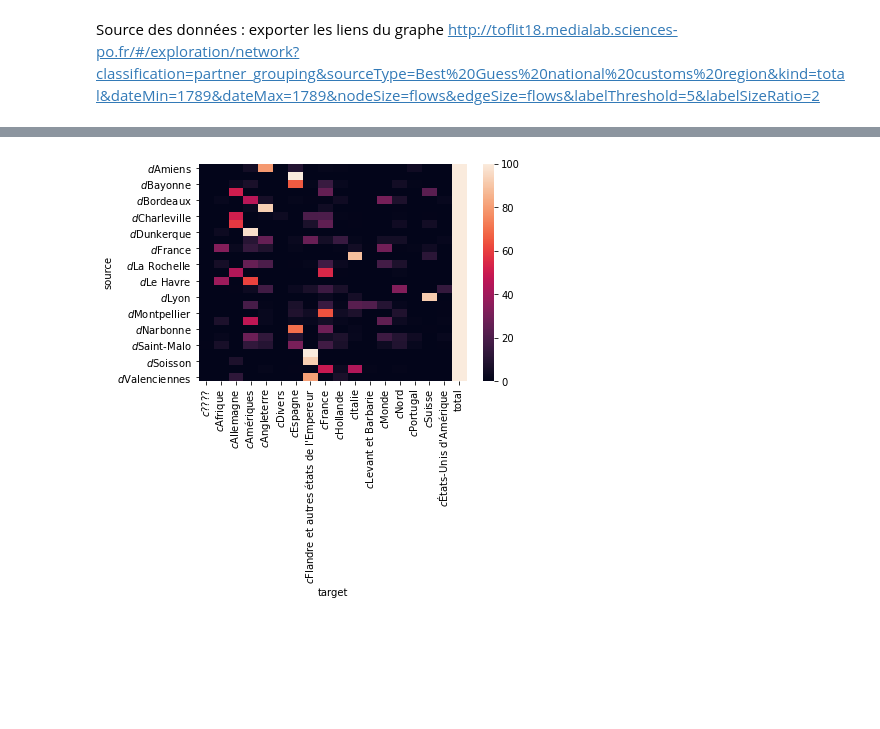
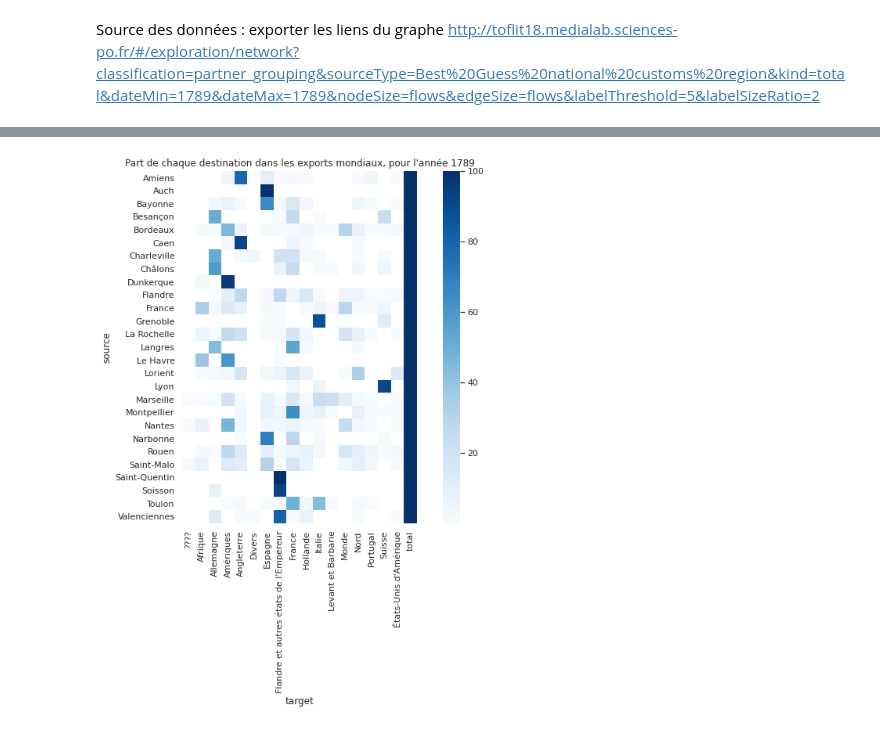
Before and after one commit to medialab/portic-datasprint-2021, a Jupyter notebook: productions/equipe_1/etude_transversale/1789_echanges_toflit_transversal.ipynb, the cells around one changed output, grey strips where cells are left out. Cells and saved outputs as stored; diff of their text form; code cells hidden in the pictures; blank space fills up the shorter version.

Commit message:
Improve source/target matrix

```diff
--- a/productions/equipe_1/etude_transversale/1789_echanges_toflit_transversal.ipynb
+++ b/productions/equipe_1/etude_transversale/1789_echanges_toflit_transversal.ipynb
@@ -8,3 +23,4 @@ edges = pd.read_csv("TOFLIT18_Product_terms_edges_2021-04-06_17 16 26.csv")
 # %%
-edges
+edges["source"] = edges.source.str[3:]
+edges["source"]
 # %% [output]
@@ -23,0 +39,3 @@ edges
+# %%
+edges["target"] = edges.target.str[3:]
+edges["target"]
@@ -60,6 +81,8 @@ Successfully installed scipy-1.6.2 seaborn-0.11.1
 # %%
 import matplotlib.pyplot as plt
 import seaborn as sns
+# %%
+sns.set_style("white")
 # %%
 flux = edges.pivot("source", "target", "value").fillna(0)
 # %%
@@ -90,7 +113,9 @@ percent_target
 # %%
-ax = sns.heatmap(percent_target)
+ax = sns.heatmap(percent_target, cmap="Blues", square = True, mask=(percent_target==0))
+plt.title("Part de chaque destination dans les exports mondiaux, pour l'année 1789")
+plt.show()
 # %% [output]
-[figure, old version]
+[figure, new version]
 # %%
 flux = edges.pivot("source", "target", "value").fillna(0)
 # %%
```
Also changed, not shown: parts of 7 cells of this notebook, 2 other files.
